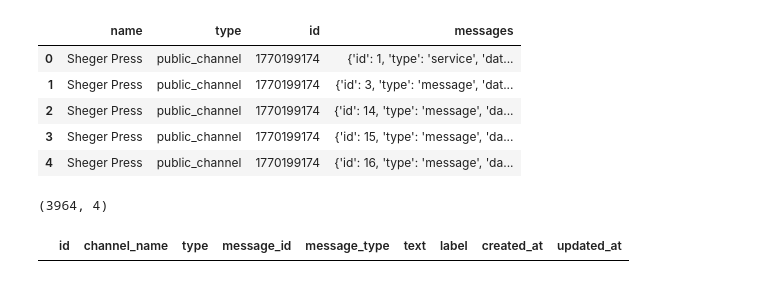
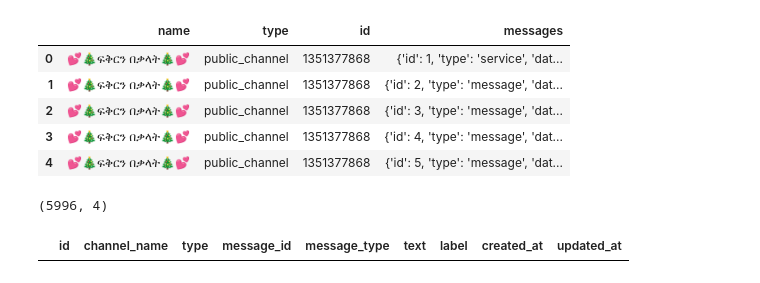
Before and after one commit to 10AcademyBatchA/week_7_llm_finetuning_for_amharic_language, a Jupyter notebook: backend/notebooks/clean_data.ipynb, the cells around one changed output. Cells and saved outputs as stored; diff of their text form; code cells hidden in the pictures.

```diff
--- a/backend/notebooks/clean_data.ipynb
+++ b/backend/notebooks/clean_data.ipynb
@@ -10,21 +13,21 @@ cleaned_dir = "../cleaned"
 # %%
 # Load json file
-json_file_path = '../raw/Sheger Press️️.json'
+json_file_path = '../raw/💕🎄ፍቅርን በቃላት🎄💕.json'
 
 # Read json file
 df = pd.read_json(json_file_path)
 df.head()
 # %% [output]
 |  | name | type | id | messages |
-| 0 | Sheger Press️️ | public_channel | 1770199174 | {'id': 1, 'type': 'service', 'dat... |
-| 1 | Sheger Press️️ | public_channel | 1770199174 | {'id': 3, 'type': 'message', 'dat... |
-| 2 | Sheger Press️️ | public_channel | 1770199174 | {'id': 14, 'type': 'message', 'da... |
-| 3 | Sheger Press️️ | public_channel | 1770199174 | {'id': 15, 'type': 'message', 'da... |
-| 4 | Sheger Press️️ | public_channel | 1770199174 | {'id': 16, 'type': 'message', 'da... |
+| 0 | 💕🎄ፍቅርን በቃላት🎄💕 | public_channel | 1351377868 | {'id': 1, 'type': 'service', 'dat... |
+| 1 | 💕🎄ፍቅርን በቃላት🎄💕 | public_channel | 1351377868 | {'id': 2, 'type': 'message', 'dat... |
+| 2 | 💕🎄ፍቅርን በቃላት🎄💕 | public_channel | 1351377868 | {'id': 3, 'type': 'message', 'dat... |
+| 3 | 💕🎄ፍቅርን በቃላት🎄💕 | public_channel | 1351377868 | {'id': 4, 'type': 'message', 'dat... |
+| 4 | 💕🎄ፍቅርን በቃላት🎄💕 | public_channel | 1351377868 | {'id': 5, 'type': 'message', 'dat... |
 # %%
 df.shape
 # %% [output]
-(3964, 4)
+(5996, 4)
 # %%
 # Create new data frame
 columns = ["id", "channel_name", "type", "message_id", "message_type","text", "label", "created_at", "updated_at", ]
```
Also changed, not shown: parts of 26 cells of this notebook.
